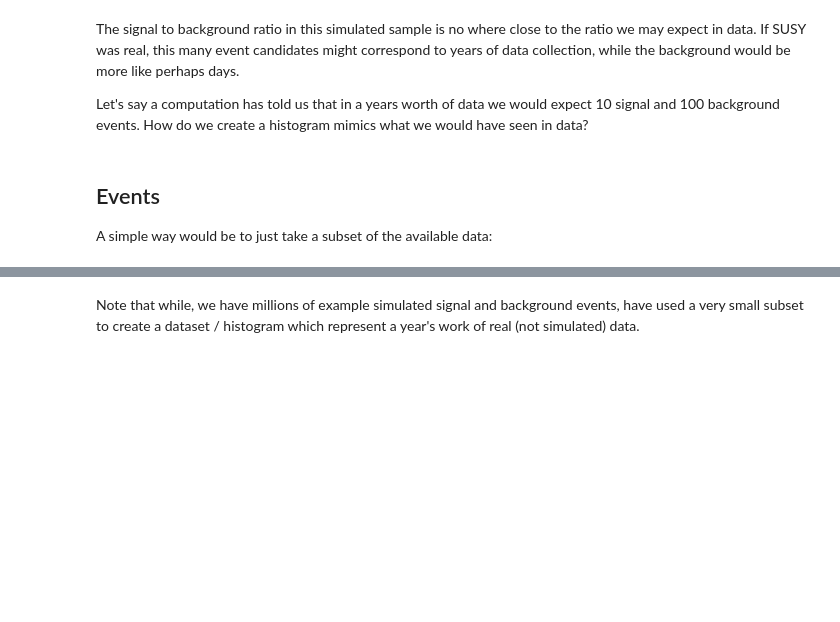
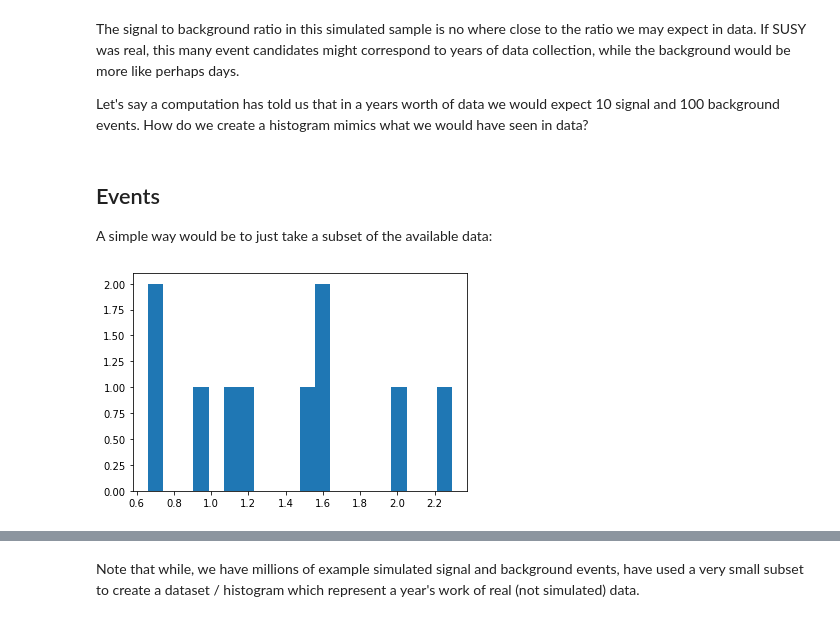
Before and after one commit to UTA-DataScience/DATA3402.2021.Fall, a Jupyter notebook: Lectures/Lecture.16/Lecture.16.ipynb, the cells around one changed output, grey strips where cells are left out. Cells and saved outputs as stored; diff of their text form; code cells hidden in the pictures; blank space fills up the shorter version.

```diff
--- a/Lectures/Lecture.16/Lecture.16.ipynb
+++ b/Lectures/Lecture.16/Lecture.16.ipynb
@@ -308,4 +343,6 @@ Let's say a computation has told us that in a years worth of data we would expec
 
 A simple way would be to just take a subset of the available data:
 # %%
-c_s,b,_=plt.hist(df_sig[:10]["M_TR_2"],bins=20)
+c_s,b,_=plt.hist(df_sig[10:20]["M_TR_2"],bins=20)
+# %% [output]
+[figure, added]
```
Also changed, not shown: parts of 21 cells of this notebook, 2 other files.
